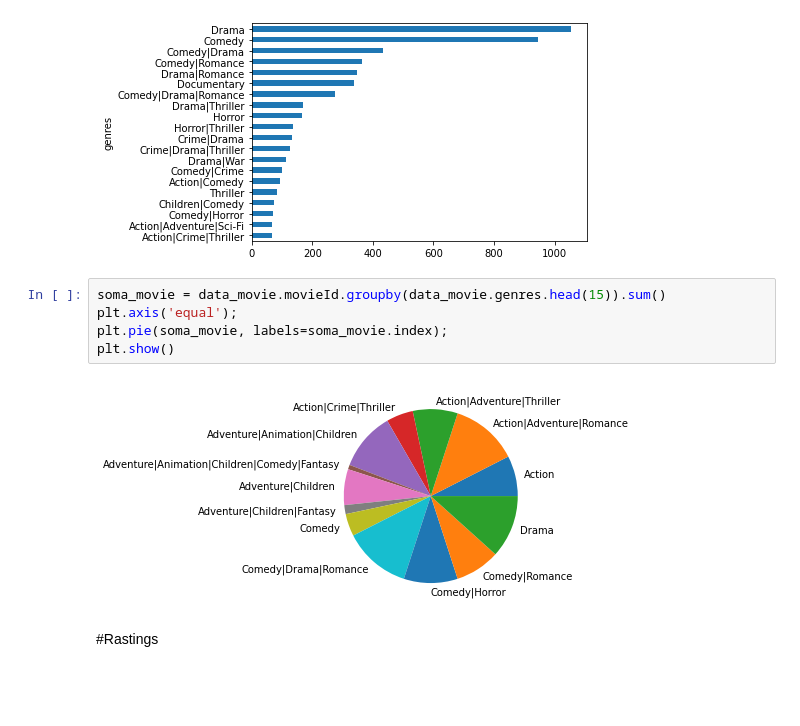
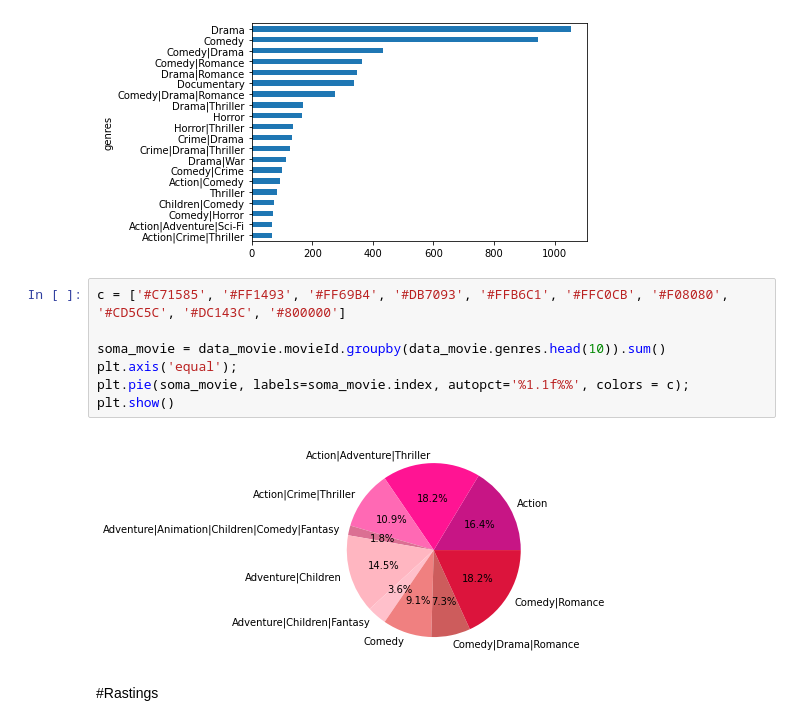
Before and after one commit to SamiraHabib/Movies_University, a Jupyter notebook: Faculdade_provadepython.ipynb, the cells around one changed output. Saved outputs shown, nothing was run; the diff lists cells and outputs as text; blank space fills up the shorter version.

```diff
--- a/Faculdade_provadepython.ipynb
+++ b/Faculdade_provadepython.ipynb
@@ -225,12 +225,14 @@ data_movie.groupby(['genres']).genres.count().sort_values()[-20:].plot(kind='bar
 <matplotlib.axes._subplots.AxesSubplot at 0x...>
 [figure]
 # %%
-soma_movie = data_movie.movieId.groupby(data_movie.genres.head(15)).sum()
+c = ['#C71585', '#FF1493', '#FF69B4', '#DB7093', '#FFB6C1', '#FFC0CB', '#F08080', '#CD5C5C', '#DC143C', '#800000']
+
+soma_movie = data_movie.movieId.groupby(data_movie.genres.head(10)).sum()
 plt.axis('equal');
-plt.pie(soma_movie, labels=soma_movie.index);
+plt.pie(soma_movie, labels=soma_movie.index, autopct='%1.1f%%', colors = c);
 plt.show()
 # %% [output]
-[figure, old version]
+[figure, new version]
 # %% [markdown]
 #Rastings
 # %%
```
Also changed, not shown: parts of 17 cells of this notebook.
